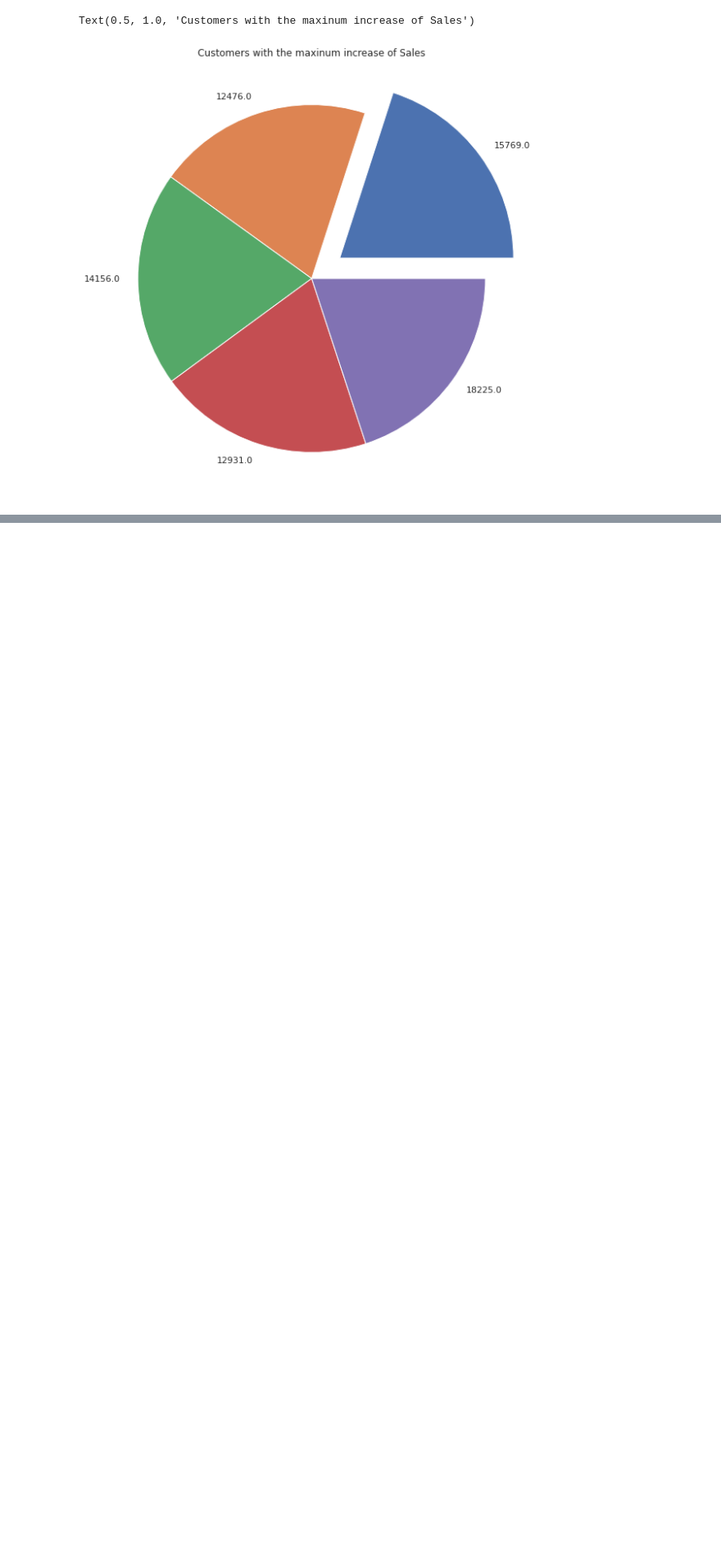
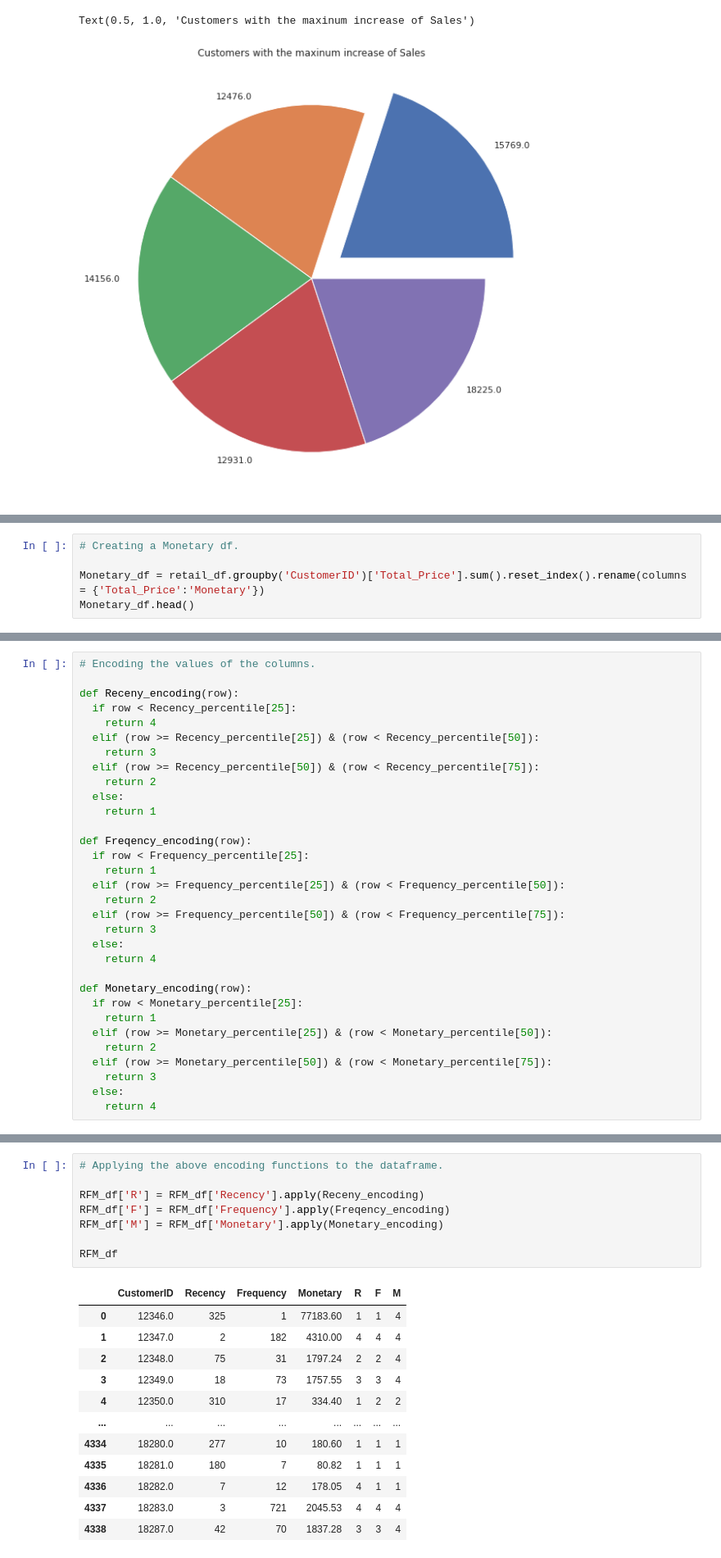
Before and after one commit to Shourya306/Online-Retail-Customer-Segmentation-Clustering, a Jupyter notebook: Online_Retail_Customer_Segmentation.ipynb, the cells around one changed output, grey strips where cells are left out. Shown: that part at 82% size. Drawn from its saved outputs; the diff is of its cells as text; blank space fills up the shorter version.

```diff
--- a/Online_Retail_Customer_Segmentation.ipynb
+++ b/Online_Retail_Customer_Segmentation.ipynb
@@ -427,0 +461,5 @@ The number is typically 3 or 5. If you decide to code each RFM attribute into 3
+# %%
+# Creating a Monetary df.
+
+Monetary_df = retail_df.groupby('CustomerID')['Total_Price'].sum().reset_index().rename(columns = {'Total_Price':'Monetary'})
+Monetary_df.head()
@@ -427,0 +504,32 @@ The number is typically 3 or 5. If you decide to code each RFM attribute into 3
+# %%
+# Encoding the values of the columns.
+
+def Receny_encoding(row):
+  if row < Recency_percentile[25]:
+    return 4
+  elif (row >= Recency_percentile[25]) & (row < Recency_percentile[50]):
+    return 3
+  elif (row >= Recency_percentile[50]) & (row < Recency_percentile[75]):
+    return 2
+  else:
+    return 1
+
+def Freqency_encoding(row):
+  if row < Frequency_percentile[25]:
+    return 1
+  elif (row >= Frequency_percentile[25]) & (row < Frequency_percentile[50]):
+    return 2
+  elif (row >= Frequency_percentile[50]) & (row < Frequency_percentile[75]):
+    return 3
+  else:
+    return 4
+
+def Monetary_encoding(row):
+  if row < Monetary_percentile[25]:
+    return 1
+  elif (row >= Monetary_percentile[25]) & (row < Monetary_percentile[50]):
+    return 2
+  elif (row >= Monetary_percentile[50]) & (row < Monetary_percentile[75]):
+    return 3
+  else:
+    return 4
@@ -427,0 +544,21 @@ The number is typically 3 or 5. If you decide to code each RFM attribute into 3
+# %%
+# Applying the above encoding functions to the dataframe.
+
+RFM_df['R'] = RFM_df['Recency'].apply(Receny_encoding)
+RFM_df['F'] = RFM_df['Frequency'].apply(Freqency_encoding)
+RFM_df['M'] = RFM_df['Monetary'].apply(Monetary_encoding)
+
+RFM_df
+# %% [output]
+|  | CustomerID | Recency | Frequency | Monetary | R | F | M |
+| 0 | 12346.0 | 325 | 1 | 77183.60 | 1 | 1 | 4 |
+| 1 | 12347.0 | 2 | 182 | 4310.00 | 4 | 4 | 4 |
+| 2 | 12348.0 | 75 | 31 | 1797.24 | 2 | 2 | 4 |
+| 3 | 12349.0 | 18 | 73 | 1757.55 | 3 | 3 | 4 |
+| 4 | 12350.0 | 310 | 17 | 334.40 | 1 | 2 | 2 |
+| ... | ... | ... | ... | ... | ... | ... | ... |
+| 4334 | 18280.0 | 277 | 10 | 180.60 | 1 | 1 | 1 |
+| 4335 | 18281.0 | 180 | 7 | 80.82 | 1 | 1 | 1 |
+| 4336 | 18282.0 | 7 | 12 | 178.05 | 4 | 1 | 1 |
+| 4337 | 18283.0 | 3 | 721 | 2045.53 | 4 | 4 | 4 |
+| 4338 | 18287.0 | 42 | 70 | 1837.28 | 3 | 3 | 4 |
```
Also changed, not shown: parts of 18 cells of this notebook.
